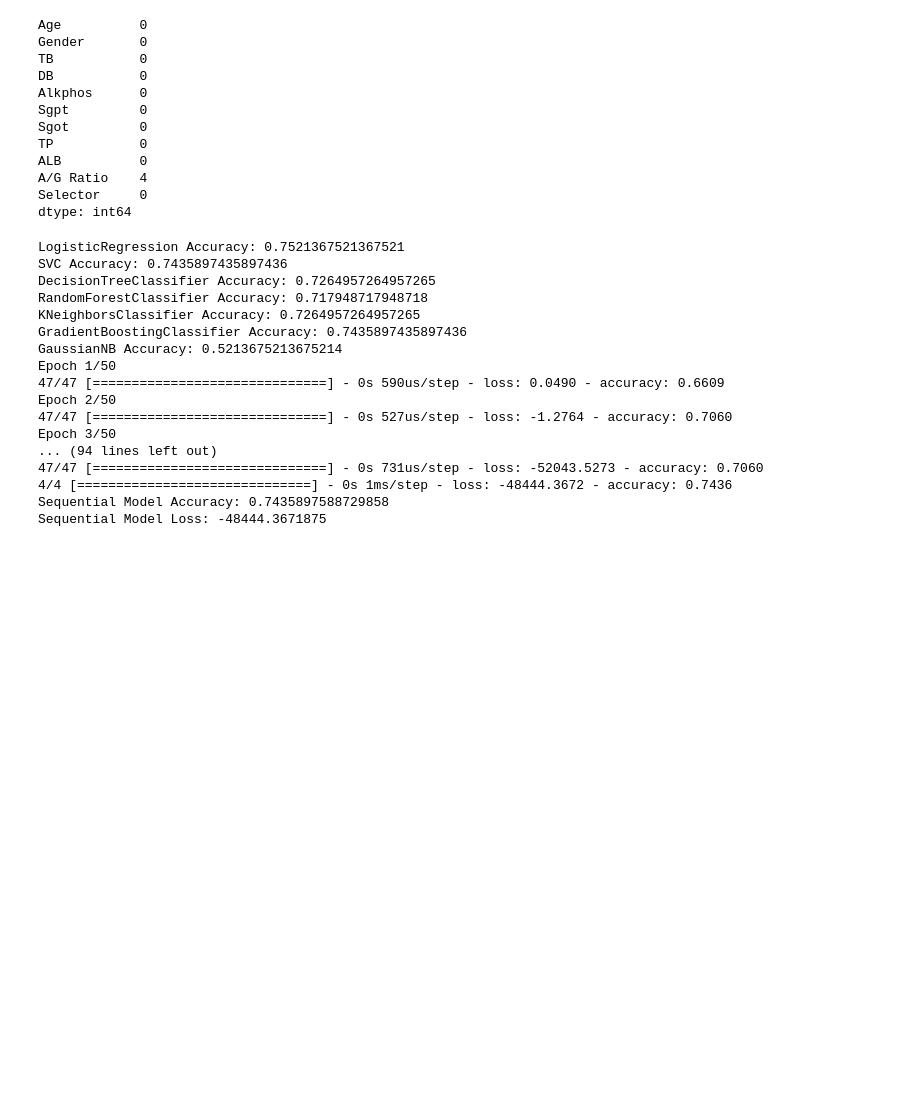
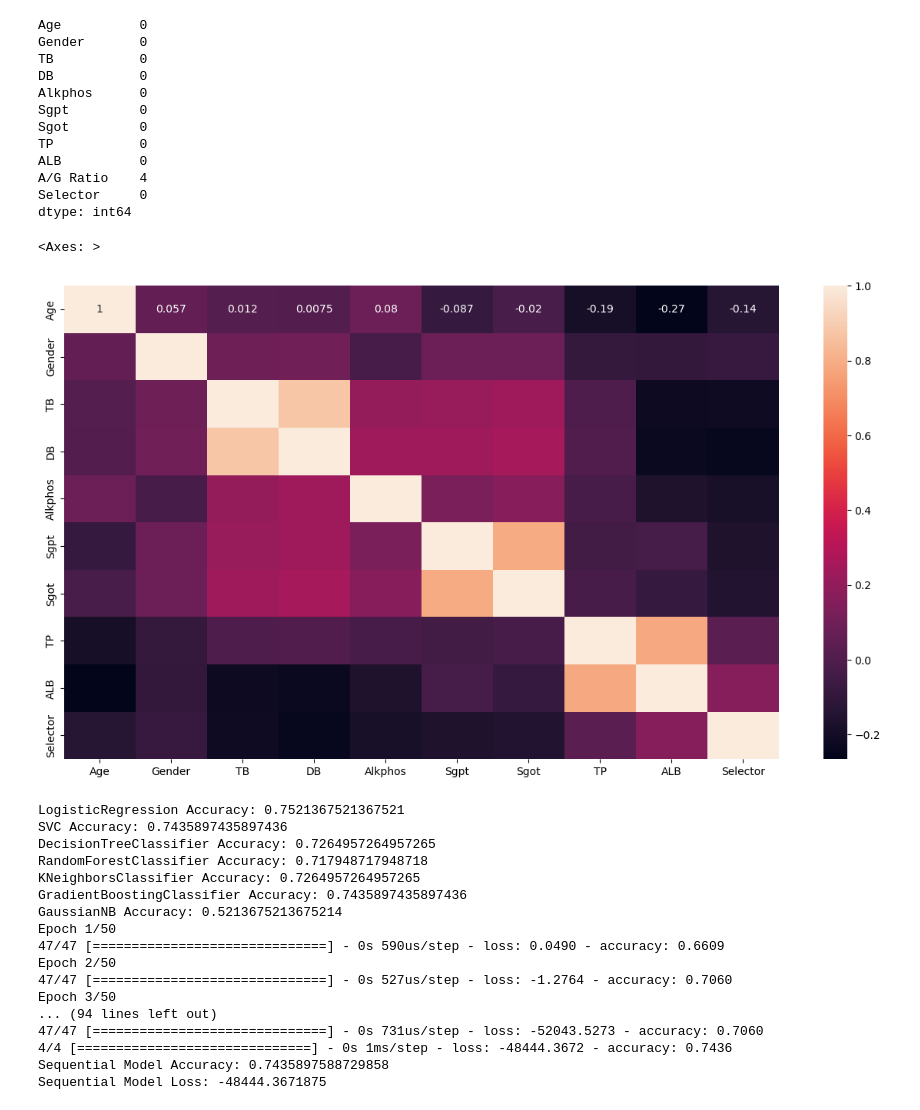
Before and after one commit to MaukanMir/Liver-Classification, a Jupyter notebook: training.ipynb, the cells around one changed output. Saved outputs shown, nothing was run; the diff lists cells and outputs as text; code cells hidden in the pictures; blank space fills up the shorter version.

Commit message:
Added new plots

```diff
--- a/training.ipynb
+++ b/training.ipynb
@@ -87,6 +87,13 @@ Selector     0
 dtype: int64
 # %%
 df.dropna(inplace=True, axis=1)
+# %%
+plt.figure(figsize=(15,8))
+relations = df.corr()
+sns.heatmap(relations, annot=True)
+# %% [output]
+<Axes: >
+[figure, added]
 # %%
 X, y = df.drop("Selector", axis =1), df["Selector"]
 X_train, X_test, y_train_encoded, y_test_encoded = train_test_split(X, y, test_size=0.2, random_state=42)
```
